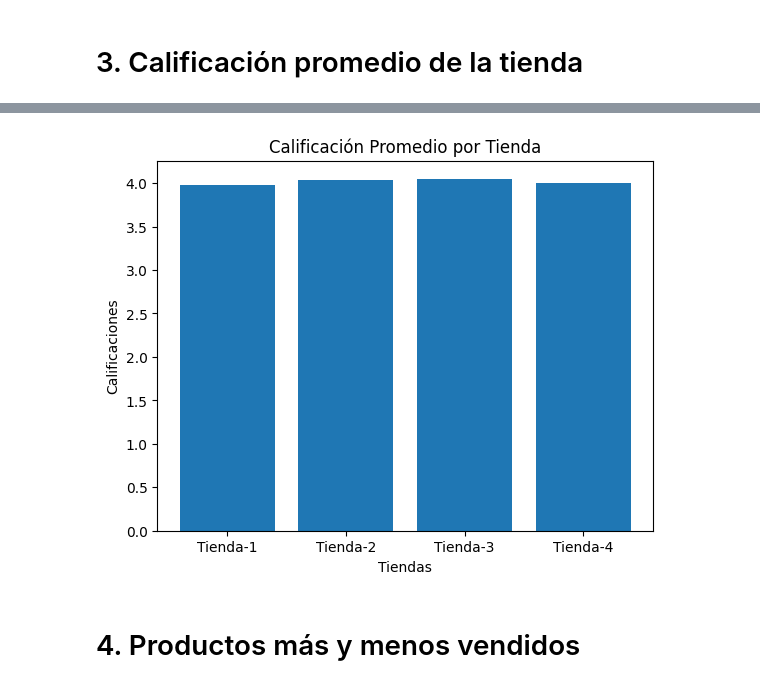
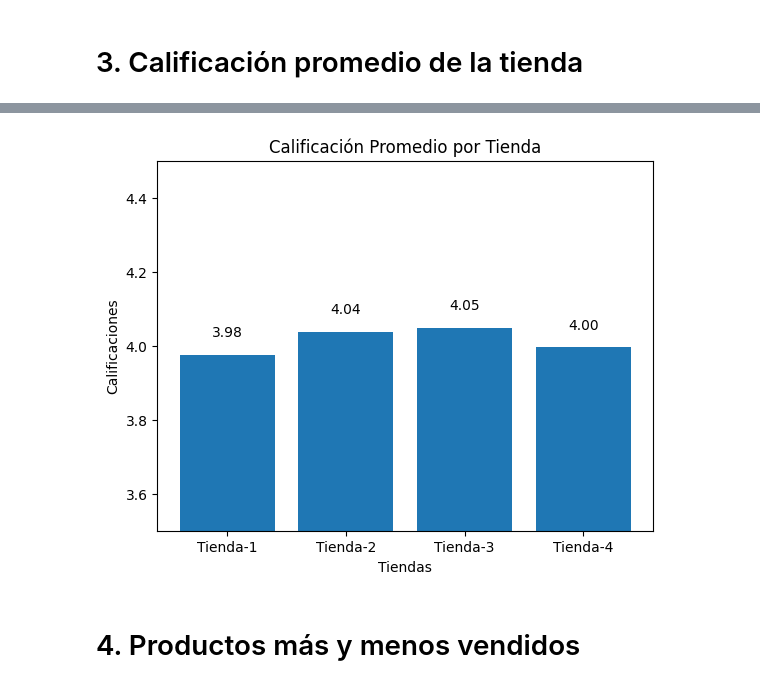
Before and after one commit to JuanDlog/Challenge-Alura-Store, a Jupyter notebook: AluraStoreLatam.ipynb, the cells around one changed output, grey strips where cells are left out. Cells and saved outputs as stored; diff of their text form; code cells hidden in the pictures.

```diff
--- a/AluraStoreLatam.ipynb
+++ b/AluraStoreLatam.ipynb
@@ -139,11 +192,14 @@ calificacionesTiendas
 # %%
 plt.bar(x= tiendas, height= calificacionesTiendas)
 plt.title('Calificación Promedio por Tienda')
 plt.xlabel('Tiendas')
 plt.ylabel('Calificaciones')
+plt.ylim(3.5, 4.5)
+for i in range(len(tiendas)):
+  plt.text(i, calificacionesTiendas[i] + 0.05, f'{calificacionesTiendas[i]:.2f}', ha='center')
 plt.show()
 # %% [output]
-[figure, old version]
+[figure, new version]
 # %% [markdown]
 # 4. Productos más y menos vendidos
 # %%
```
Also changed, not shown: parts of 26 cells of this notebook.
